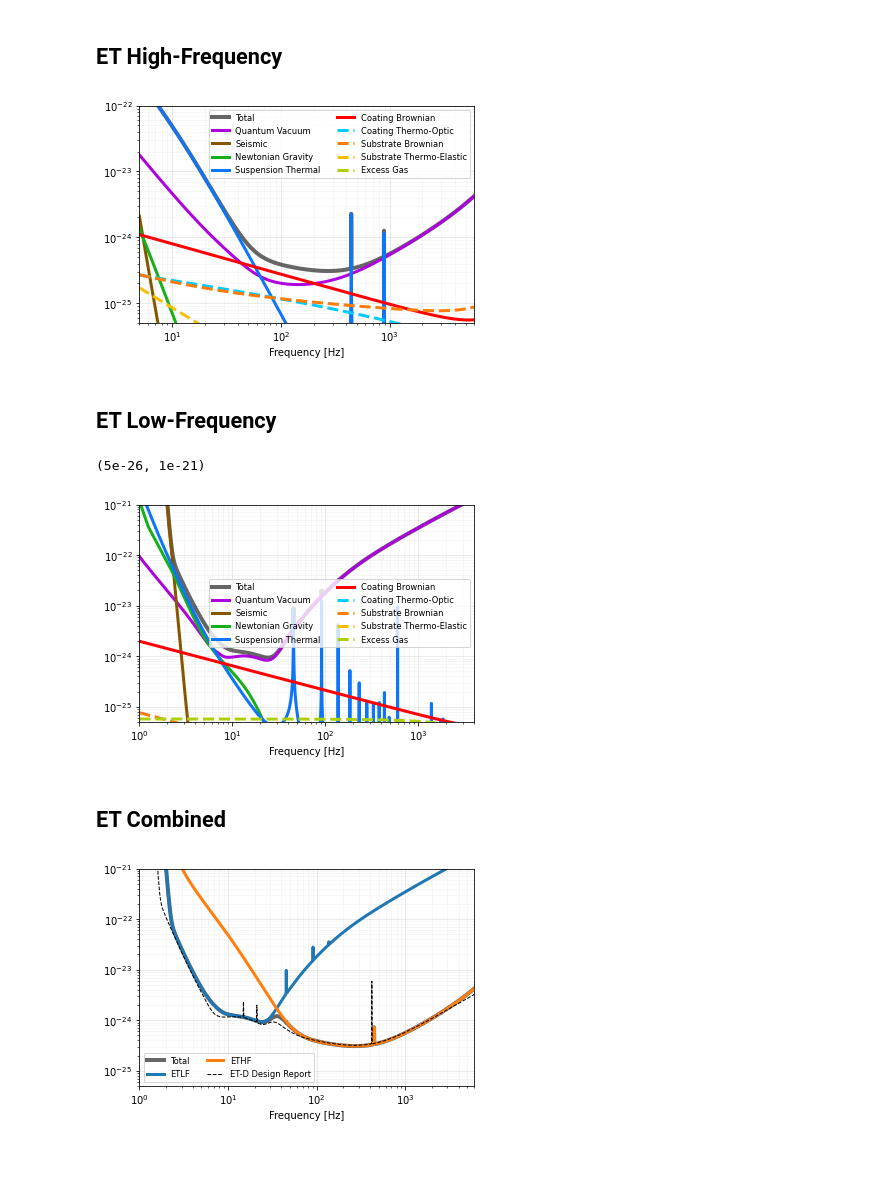
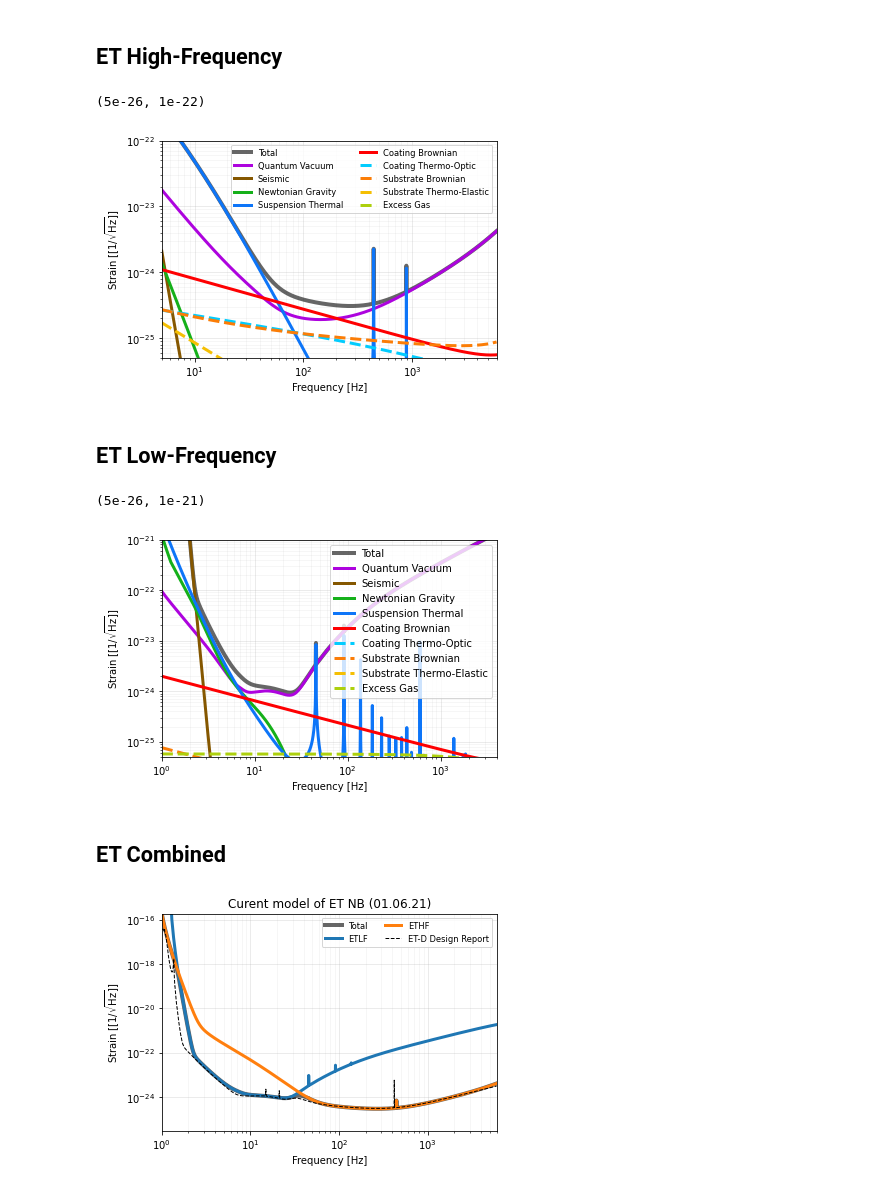
Before and after one commit to janosch314/GWINC_ET, a Jupyter notebook: Run.ipynb, the cells around one changed output. Saved outputs shown, nothing was run; the diff lists cells and outputs as text; code cells hidden in the pictures; blank space fills up the shorter version.

```diff
--- a/Run.ipynb
+++ b/Run.ipynb
@@ -15,20 +16,22 @@ import gwinc
 # %%
 budgetHF = gwinc.load_budget('ETHF')
 
 # Example of adjustable parameters
 #budgetHF.ifo.Infrastructure.Length=10000
 #budgetHF.ifo.Optics.Curvature.ITM.Curvature=5070
 #budgetHF.ifo.Optics.Curvature.ETM.Curvature=5070
 #budgetHF.ifo.Materials.Substrate.Temp=290
 #budgetHF.ifo.Squeezer.AmplitudedB=0
 #budgetHF.ifo.Optics.SRM.Transmittance=0.005
 #budgetHF.ifo.Optics.SRM.CavityLength=200
 
 tracesHF = budgetHF.run()
 fig = gwinc.plot_budget(tracesHF)
-plt.ylim([5e-26, 1e-22]);
+plt.ylabel('Strain [[$1 / \sqrt{\mathrm{Hz}}$]]')
+plt.ylim([5e-26, 1e-22])
 # %% [output]
+(5e-26, 1e-22)
-[figure, old version]
+[figure, new version]
 # %% [markdown]
 ## ET Low-Frequency
 # %%
@@ -43,16 +46,19 @@ budgetLF = gwinc.load_budget('ETLF')
 
 tracesLF = budgetLF.run()
 fig = gwinc.plot_budget(tracesLF)
+plt.ylabel('Strain [[$1 / \sqrt{\mathrm{Hz}}$]]')
+plt.legend(loc='upper right')
 plt.ylim([5e-26, 1e-21])
 # %% [output]
 (5e-26, 1e-21)
-[figure, old version]
+[figure, new version]
 # %% [markdown]
 ## ET Combined
 # %%
 budgetET = gwinc.load_budget('ET')
 tracesET = budgetET.run()
 fig = gwinc.plot_budget(tracesET)
-plt.ylim([5e-26, 1e-21]);
+plt.ylabel('Strain [[$1 / \sqrt{\mathrm{Hz}}$]]')
+plt.title('Curent model of ET NB (01.06.21)');
 # %% [output]
-[figure, old version]
+[figure, new version]
```
Also changed, not shown: parts of 1 cell of this notebook.
